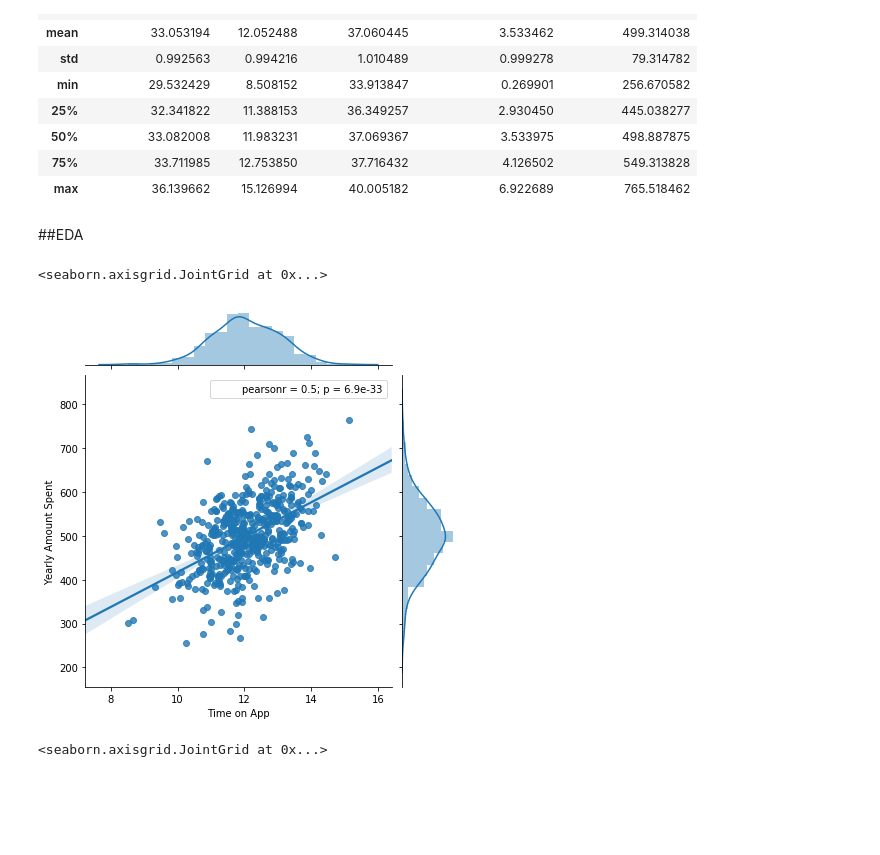
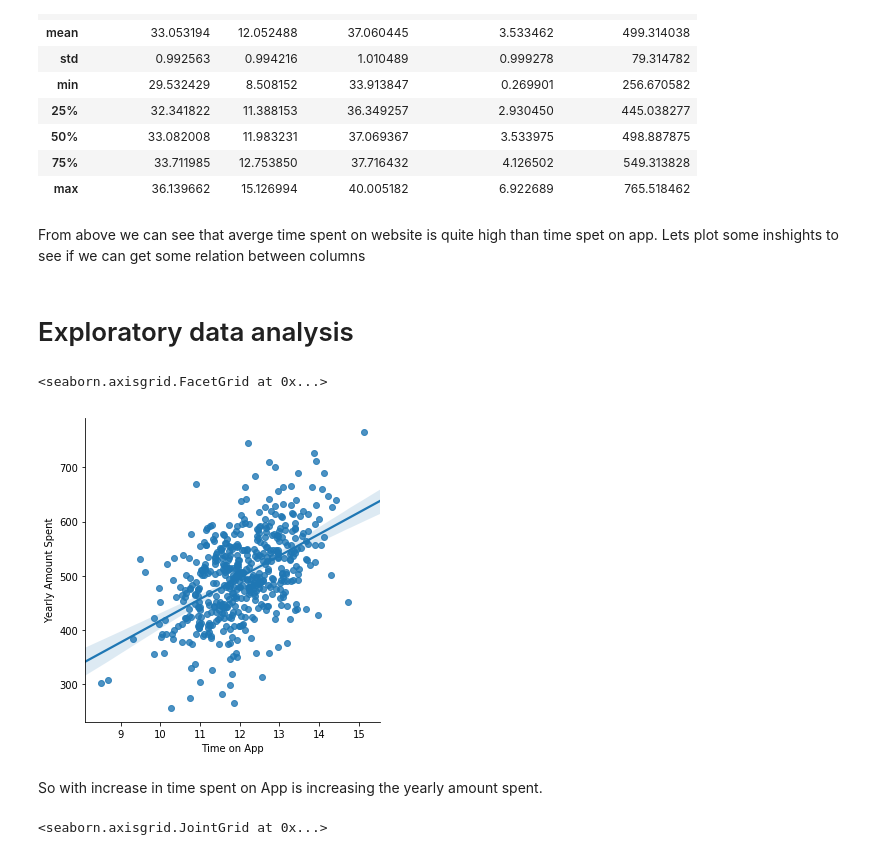
Before and after one commit to bapun012/Machine-Learning, a Jupyter notebook: linear regression/Linear regression.ipynb, the cells around one changed output. Saved outputs shown, nothing was run; the diff lists cells and outputs as text; code cells hidden in the pictures; blank space fills up the shorter version.

```diff
--- a/linear regression/Linear regression.ipynb
+++ b/linear regression/Linear regression.ipynb
@@ -41,13 +46,18 @@ customers.describe()
 | 50% | 33.082008 | 11.983231 | 37.069367 | 3.533975 | 498.887875 |
 | 75% | 33.711985 | 12.753850 | 37.716432 | 4.126502 | 549.313828 |
 | max | 36.139662 | 15.126994 | 40.005182 | 6.922689 | 765.518462 |
-# %% [markdown]
-##EDA
+# %% [markdown]
+From above we can see that averge time spent on website is quite high than time spet on app. Lets plot
+some inshights to see if we can get some relation between columns
+# %% [markdown]
+# Exploratory data analysis
 # %%
-sns.jointplot(x='Time on App',y='Yearly Amount Spent',data=customers,kind='reg')
+sns.lmplot(x='Time on App', y='Yearly Amount Spent',data=customers)
 # %% [output]
-<seaborn.axisgrid.JointGrid at 0x...>
+<seaborn.axisgrid.FacetGrid at 0x...>
-[figure, old version]
+[figure, new version]
+# %% [markdown]
+So with increase in time spent on App is increasing the yearly amount spent.
 # %%
 sns.jointplot(x='Time on Website',y='Yearly Amount Spent',data=customers)
 sns.jointplot(x='Time on Website',y='Yearly Amount Spent',data=customers,kind='reg')
```
Also changed, not shown: parts of 16 cells of this notebook.
